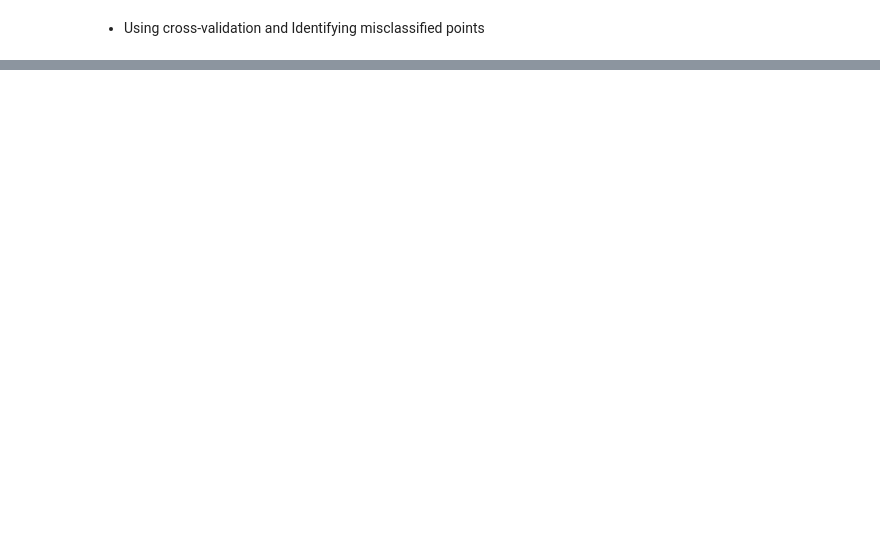
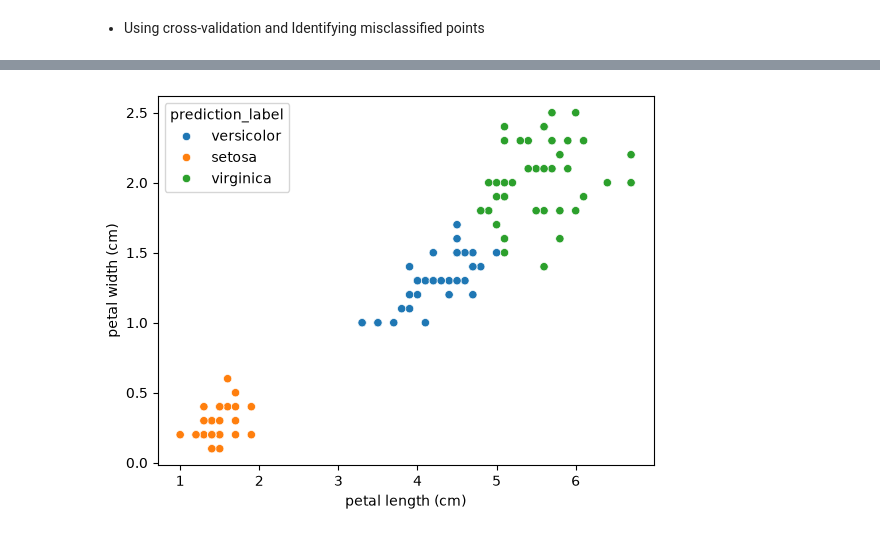
Before and after one commit to SaujanyaK0/machinelearning, a Jupyter notebook: classifier.ipynb, the cells around one changed output, grey strips where cells are left out. Cells and saved outputs as stored; diff of their text form; code cells hidden in the pictures; blank space fills up the shorter version.

```diff
--- a/classifier.ipynb
+++ b/classifier.ipynb
@@ -261,0 +278,12 @@ np.float64(0.9404761904761905)
+# %%
+df_predictions = df_train.copy()
+# %%
+df_predictions["correct_prediction"] = predicted_correctly_mask
+# %%
+df_predictions["prediction"]= y_pred
+# %%
+df_predictions["prediction_label"] = df_predictions["prediction"].map({0:"setosa", 1:"versicolor",2:"virginica"})
+# %%
+_ = sns.scatterplot(x="petal length (cm)", y= "petal width (cm)", hue="prediction_label" ,data= df_predictions)
+# %% [output]
+[figure, added]
```
Also changed, not shown: parts of 16 cells of this notebook.
